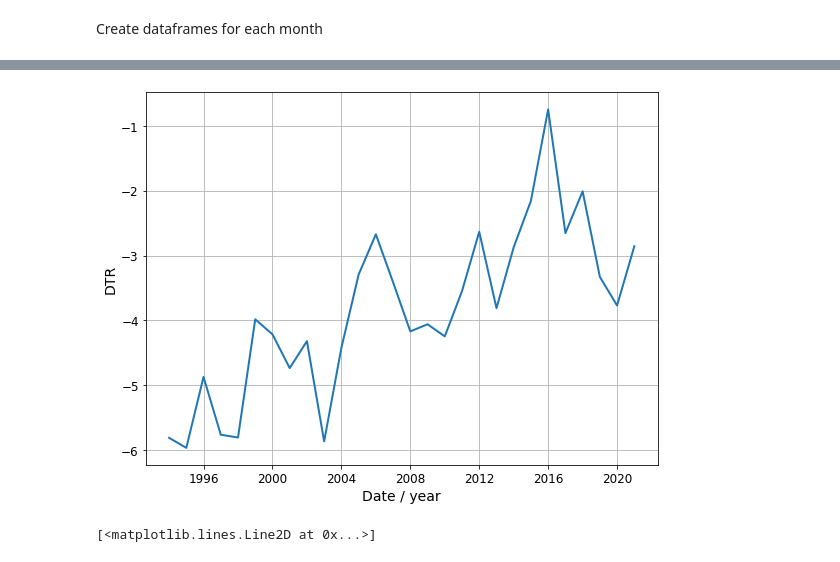
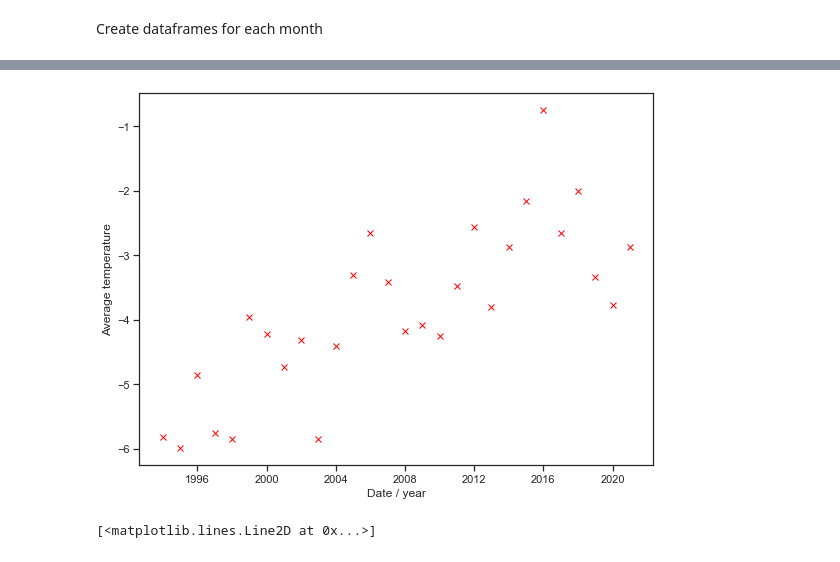
Before and after one commit to LeoausderDose/Praktikum_AWI, a Jupyter notebook: Spitzbergen/SB_Pandas.ipynb, the cells around one changed output, grey strips where cells are left out. Saved outputs shown, nothing was run; the diff lists cells and outputs as text; code cells hidden in the pictures.

```diff
--- a/Spitzbergen/SB_Pandas.ipynb
+++ b/Spitzbergen/SB_Pandas.ipynb
@@ -384,3 +384,5 @@ plt.tight_layout()
 # # df_month
 # %%
 #df_month.to_csv('Dataframe_Month_Averages.csv')
+df_monthly['Date'] = pd.to_datetime(df_monthly['Date'])
+type(df_monthly['Date'][1])
@@ -393,7 +397,7 @@ for year in range(1994, 2022):
         end_date = pd.to_datetime(f'{year+1}-01')
 
         # Filter the data for the current month
-        filtered_data = df_month[(df_month['Date'] >= start_date) & (df_month['Date'] < end_date)]
+        filtered_data = df_monthly[(df_monthly['Date'] >= start_date) & (df_monthly['Date'] < end_date)]
 
 
 
@@ -439,14 +441,14 @@ plt.savefig('SB_DTR_year.png', dpi = 300)
 # %%
-plt.plot(df_years['Date'], df_years['T2Avg [°C]'])
+plt.plot(df_years['Date'], df_years['T2Avg [°C]'], ls  = '', marker = 'x',color =  'red')
 
 plt.xlabel('Date / year')
-plt.ylabel('DTR')
+plt.ylabel('Average temperature')
 
 plt.tight_layout()
 
-plt.savefig('SB_Date_T2Avg [°C].png', dpi = 300)
+plt.savefig('SB_Date_T2Avg.png', dpi = 300)
 # %% [output]
-[figure, old version]
+[figure, new version]
 # %%
 plt.plot(df_month['Date'], df_month['DTR'])
 # %% [output]
```
Also changed, not shown: parts of 4 cells of this notebook, 18 other files.
